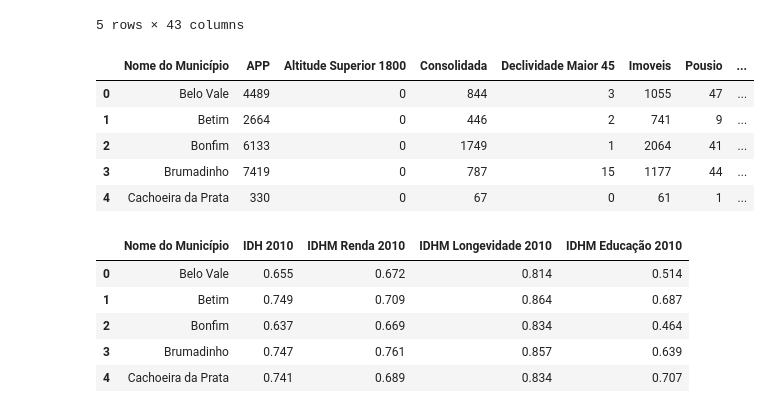
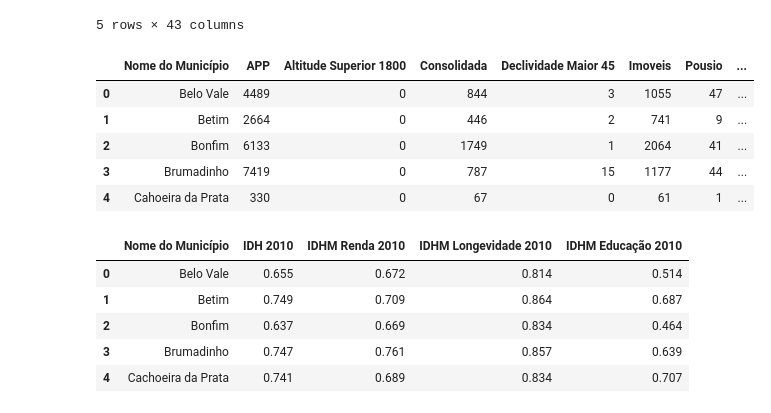
Before and after one commit to TavaresCarlos/TerrainIntelGIS, a Jupyter notebook: notebook/PIB municipios.ipynb, the cells around one changed output. Cells and saved outputs as stored; diff of their text form; code cells hidden in the pictures.

```diff
--- a/notebook/PIB municipios.ipynb
+++ b/notebook/PIB municipios.ipynb
@@ -23,15 +25,15 @@ df_1.head()
 # %%
 #Dataset CAR
 
-df_2 = pd.read_csv('CAR-recursos-naturais.csv')
+df_2 = pd.read_csv('CAR-recursos-naturais-municipios.csv')
 df_2.head()
 # %% [output]
 |  | Nome do Município | APP | Altitude Superior 1800 | Consolidada | Declividade Maior 45 | Imoveis | Pousio | ... |
 | 0 | Belo Vale | 4489 | 0 | 844 | 3 | 1055 | 47 | ... |
 | 1 | Betim | 2664 | 0 | 446 | 2 | 741 | 9 | ... |
 | 2 | Bonfim | 6133 | 0 | 1749 | 1 | 2064 | 41 | ... |
 | 3 | Brumadinho | 7419 | 0 | 787 | 15 | 1177 | 44 | ... |
-| 4 | Cachoeira da Prata | 330 | 0 | 67 | 0 | 61 | 1 | ... |
+| 4 | Cahoeira da Prata | 330 | 0 | 67 | 0 | 61 | 1 | ... |
 # %%
 #Dataset IDHM
 #https://www.br.undp.org/content/brazil/pt/home/idh0/rankings/idhm-municipios-2010.html
```
Also changed, not shown: parts of 13 cells of this notebook, 7 other files.
